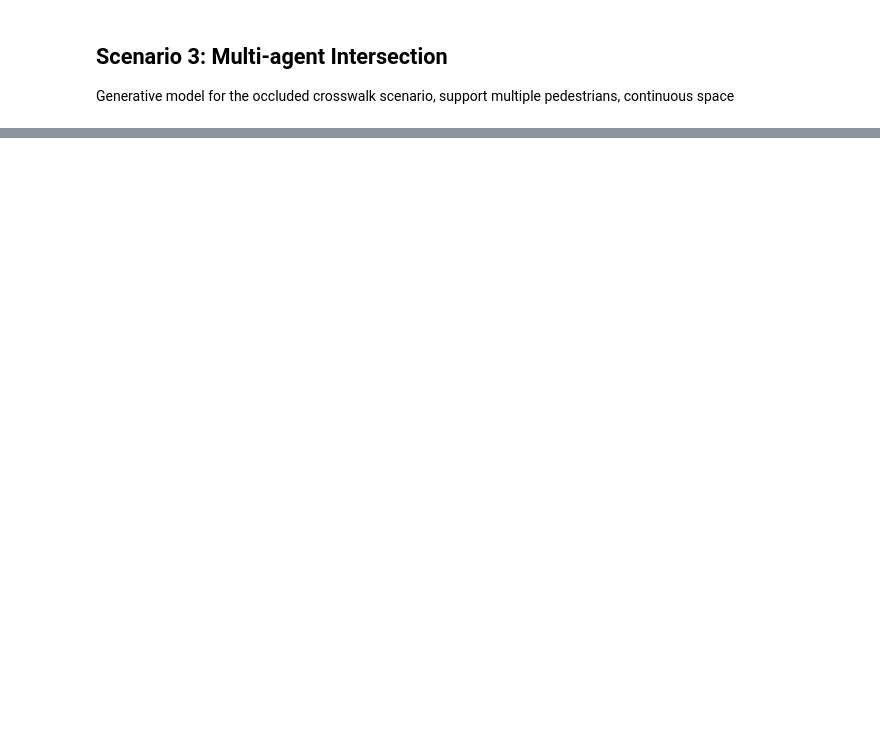
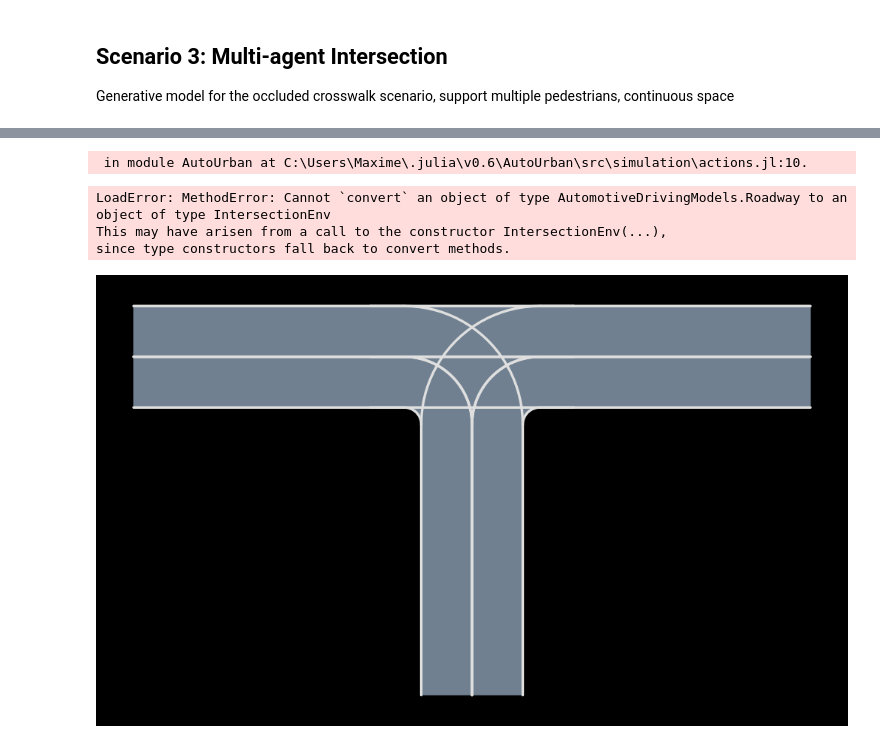
Before and after one commit to sisl/AutomotivePOMDPs.jl, a Jupyter notebook: test.ipynb, the cells around one changed output, grey strips where cells are left out. Saved outputs shown, nothing was run; the diff lists cells and outputs as text; code cells hidden in the pictures; blank space fills up the shorter version.

```diff
--- a/test.ipynb
+++ b/test.ipynb
@@ -206,0 +220,76 @@ AutoViz.render(s_, pomdp.env, cam=FitToContentCamera(0.0))
+# %%
+env = IntersectionEnv(gen_T_roadway(TInterParams()), )
+# %% [output]
+ in module AutoUrban at C:\Users\Maxime\.julia\v0.6\AutoUrban\src\simulation\actions.jl:10.
+LoadError: MethodError: Cannot `convert` an object of type AutomotiveDrivingModels.Roadway to an object of type IntersectionEnv
+This may have arisen from a call to the constructor IntersectionEnv(...),
+since type constructors fall back to convert methods.
+# %%
+roadway = Roadway();
+
+x_min = -20.0
+x_max = +20.0
+y_min = -20.0
+inter_x = 0.
+inter_y = 0.
+inter_width = 6.0
+inter_height = 1.0
+lane_width = 3.0
+nlanes_main = 1
+nlanes = 1
+
+
+
+seg1 = VecSE2(x_max, inter_y+nlanes_main*lane_width - lane_width/2, pi)
+length1 = x_max - inter_x - inter_width
+add_line!(seg1, nlanes_main, length1, roadway)
+
+seg2 = VecSE2(inter_x - inter_width, inter_y+nlanes_main*lane_width - lane_width/2, pi)
+length2 =  inter_x - inter_width - x_min
+add_line!(seg2, nlanes_main, length2, roadway)
+
+seg3 = VecSE2(x_min, inter_y-nlanes_main*lane_width + lane_width/2, 0.0)
+length3 = inter_x - x_min - inter_width
+add_line!(seg3, nlanes_main, length3, roadway)
+
+
+seg4 = VecSE2(inter_x + inter_width, inter_y-nlanes_main*lane_width + lane_width/2, 0.0)
+length4 = x_max - inter_x - inter_width
+add_line!(seg4, nlanes_main, length4, roadway)
+
+seg5 = VecSE2(inter_x-nlanes*lane_width + lane_width/2, inter_y - nlanes_main*lane_width - inter_height, -pi/2)
+length5 = inter_y - nlanes_main*lane_width - y_min - inter_height
+add_line!(seg5, nlanes, length5, roadway)
+
+seg6 = VecSE2(inter_x+nlanes*lane_width - lane_width/2, y_min, pi/2)
+length6 = inter_y - nlanes_main*lane_width - y_min - inter_height
+add_line!(seg6, nlanes, length6, roadway)
+
+connections = [Connection(1,2), Connection(3,4)]
+for i=1:nlanes_main
+    push!(connections, Connection(1, 5, 0, [(i, 1)]))
+    push!(connections, Connection(3, 5, 0, [(i, 1)]))
+    push!(connections, Connection(6, 2, 0, [(1,i)]))
+    push!(connections, Connection(6, 4, 0, [(1,i)]))
+end
+
+add_junction!(Junction(connections), roadway)
+#todo programmatic way
+# junction = Junction([
+#                     Connection(1,2),
+#                     Connection(3,4),
+#                     Connection(1,5,0,[(1,1)]), # left from right
+#                     Connection(1,5,0,[(2,1)]),
+#                     Connection(3,5,0,[(1,1)]), # right from left
+#                     Connection(3,5,0,[(2,1)]),
+#                     Connection(6,2,0,[(1,1)]), # ego left
+#                     Connection(6,2,0,[(1,2)]),
+#                     Connection(6,4,0,[(1,1)]), # ego right
+#                     Connection(6,4,0,[(1,2)]),
+#                     ])
+
+# add_junction!(junction, roadway)
+
+roadway
+# %% [output]
+[figure, added]
```
Also changed, not shown: parts of 38 cells of this notebook, 14 other files.
